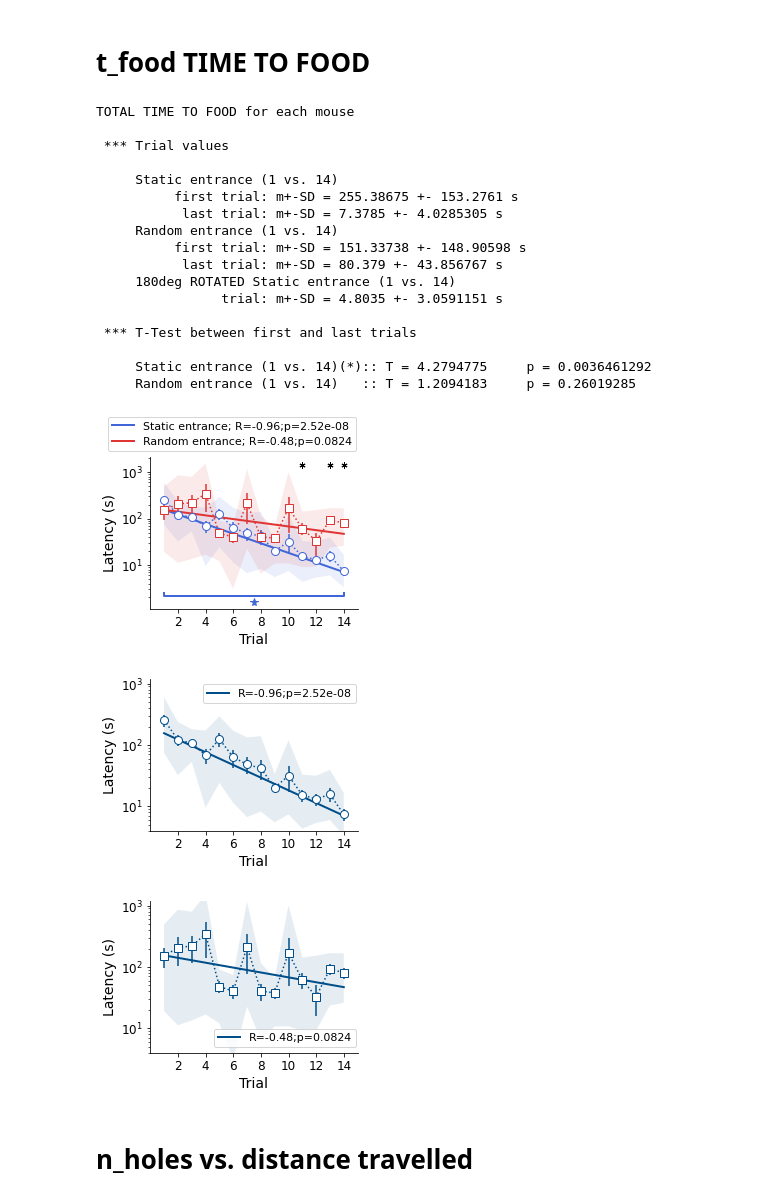
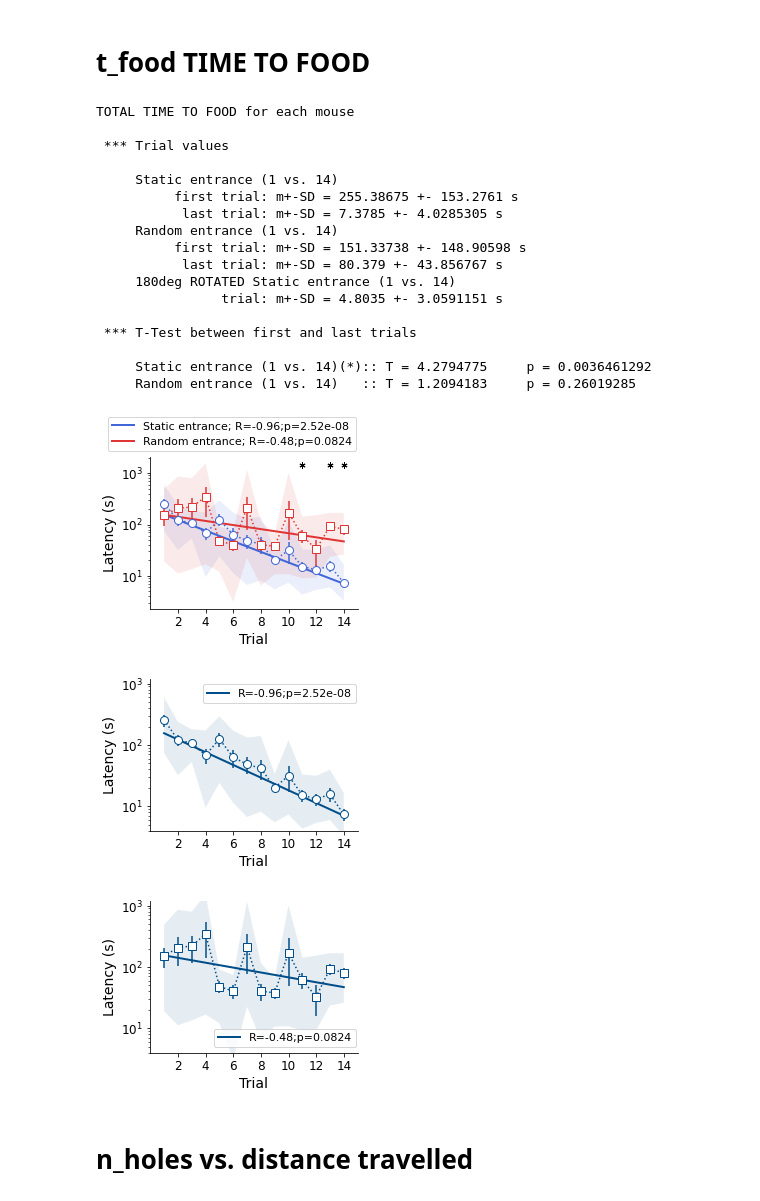
Before and after one commit to neuro-physics/mouse-cogmap, a Jupyter notebook: fig_paper_Random_Static_trajectory_param_stats.ipynb, the cells around one changed output. Drawn from its saved outputs; the diff is of its cells as text; code cells hidden in the pictures.

Commit message:
adding figures from review process

```diff
--- a/fig_paper_Random_Static_trajectory_param_stats.ipynb
+++ b/fig_paper_Random_Static_trajectory_param_stats.ipynb
@@ -1162,16 +1743,16 @@ ttest_rt = t_food_ttest_first_last_rt
 ttest_ft = t_food_ttest_first_last_ft
 data = list(data_rt[:n_trials,0]) + list(data_ft[:n_trials,0])
 
-if check_significance(ttest_rt):
-    pltt._annotate_boxplot(ax, 0, n_trials-1, data, data_min=numpy.min(data)-3*numpy.min(data_rt[:n_trials,2]),
-                            dy=None, TXT=None, color=color_rt, is_log_scale=True, x1_plot_coord=1, x2_plot_coord=n_trials,
-                            use_global_min_max=True, use_min=True, symbol_args=dict(marker='*',markersize=8),
-                            line_args=dict(linewidth=2))
-if check_significance(ttest_ft):
-    pltt._annotate_boxplot(ax, n_trials, 2*n_trials-1, data, data_max=numpy.max(data)+3*numpy.max(data_ft[:n_trials,2]),
-                            dy=None, TXT=None, color=color_ft, is_log_scale=True, x1_plot_coord=1, x2_plot_coord=n_trials,
-                            use_global_min_max=True, use_min=False, symbol_args=dict(marker='*',markersize=8),
-                            line_args=dict(linewidth=2))
+#if check_significance(ttest_rt):
+#    pltt._annotate_boxplot(ax, 0, n_trials-1, data, data_min=numpy.min(data)-3*numpy.min(data_rt[:n_trials,2]),
+#                            dy=None, TXT=None, color=color_rt, is_log_scale=True, x1_plot_coord=1, x2_plot_coord=n_trials,
+#                            use_global_min_max=True, use_min=True, symbol_args=dict(marker='*',markersize=8),
+#                            line_args=dict(linewidth=2))
+#if check_significance(ttest_ft):
+#    pltt._annotate_boxplot(ax, n_trials, 2*n_trials-1, data, data_max=numpy.max(data)+3*numpy.max(data_ft[:n_trials,2]),
+#                            dy=None, TXT=None, color=color_ft, is_log_scale=True, x1_plot_coord=1, x2_plot_coord=n_trials,
+#                            use_global_min_max=True, use_min=False, symbol_args=dict(marker='*',markersize=8),
+#                            line_args=dict(linewidth=2))
 
 pltt.set_box_axis(ax,False)
 
@@ -1210,34 +1791,34 @@ ax.set_yscale('log')
 ax.set_xticks(numpy.arange(numpy.max((n_trials_ft,n_trials_rt))+1)[2::2])
 ax.set_xlim(0,numpy.min((n_trials_ft,n_trials_rt))+1)
 ax.set_ylim(4,1.2e3)
 ax.legend(loc='lower right', bbox_to_anchor=(1.02, 0),fontsize=11)
 ax.set_xlabel('Trial')
 ax.set_ylabel('Latency (s)')#('Distance walked\nper target distance')
 pltt.set_box_axis(ax,False)
 if save_output_figures:
     plt.savefig(  f'{output_dir}/random_trials_t_food.png',format='png',dpi=300,facecolor=(1,1,1,1),bbox_inches='tight')
 
 
 plt.show()
 # %% [output]
 TOTAL TIME TO FOOD for each mouse
 
  *** Trial values
 
      Static entrance (1 vs. 14)
           first trial: m+-SD = 255.38675 +- 153.2761 s
            last trial: m+-SD = 7.3785 +- 4.0285305 s
      Random entrance (1 vs. 14)
           first trial: m+-SD = 151.33738 +- 148.90598 s
            last trial: m+-SD = 80.379 +- 43.856767 s
      180deg ROTATED Static entrance (1 vs. 14)
                 trial: m+-SD = 4.8035 +- 3.0591151 s
 
  *** T-Test between first and last trials
 
      Static entrance (1 vs. 14)(*):: T = 4.2794775     p = 0.0036461292
      Random entrance (1 vs. 14)   :: T = 1.2094183     p = 0.26019285
-[figure, old version]
+[figure, new version]
 [figure]
 [figure]
 # %% [markdown]
```
Also changed, not shown: parts of 27 cells of this notebook, 5 other files.
